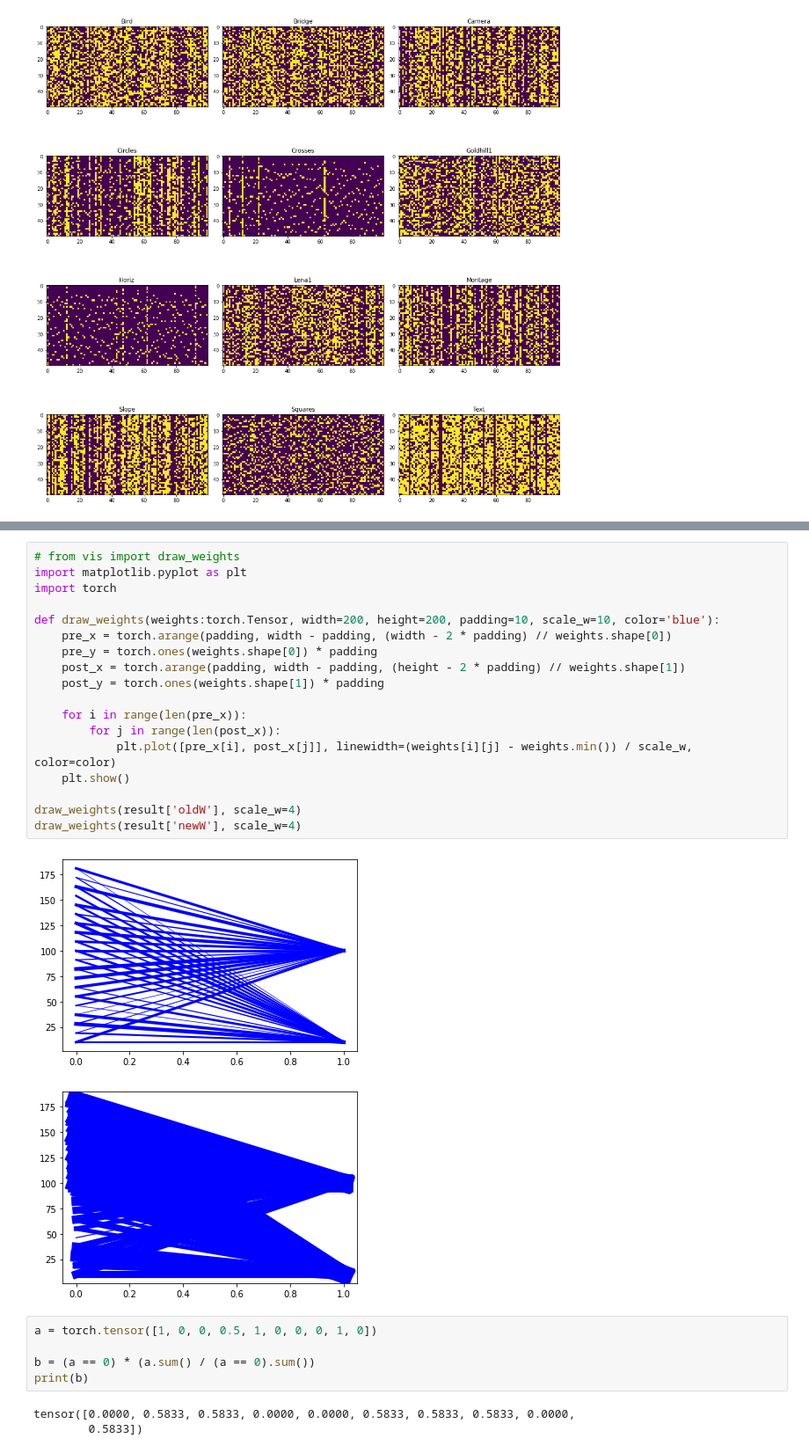
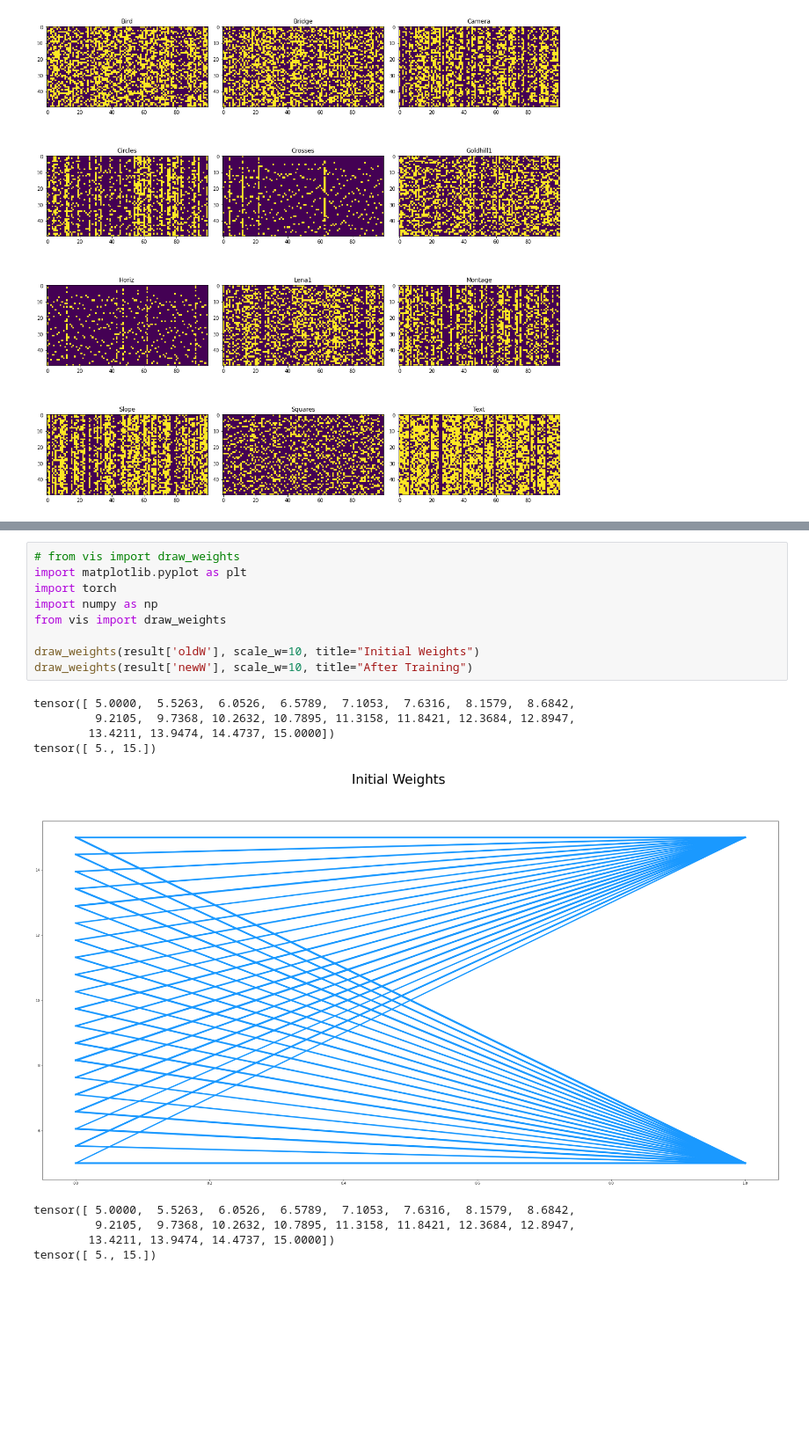
Before and after one commit to alia-asl/stdp, a Jupyter notebook: P03.ipynb, the cells around one changed output, grey strips where cells are left out. Shown at 88% size. Drawn from its saved outputs; the diff is of its cells as text; blank space fills up the shorter version.

```diff
--- a/P03.ipynb
+++ b/P03.ipynb
@@ -90,29 +128,19 @@ tensor([[299.0484, 302.8136],
-# %%
-# from vis import draw_weights
-import matplotlib.pyplot as plt
-import torch
-
-def draw_weights(weights:torch.Tensor, width=200, height=200, padding=10, scale_w=10, color='blue'):
-    pre_x = torch.arange(padding, width - padding, (width - 2 * padding) // weights.shape[0])
-    pre_y = torch.ones(weights.shape[0]) * padding
-    post_x = torch.arange(padding, width - padding, (height - 2 * padding) // weights.shape[1])
-    post_y = torch.ones(weights.shape[1]) * padding
-
-    for i in range(len(pre_x)):
-        for j in range(len(post_x)):
-            plt.plot([pre_x[i], post_x[j]], linewidth=(weights[i][j] - weights.min()) / scale_w, color=color)
-    plt.show()
-
-draw_weights(result['oldW'], scale_w=4)
-draw_weights(result['newW'], scale_w=4)
-# %% [output]
-[figure, removed]
-[figure, removed]
-# %%
-a = torch.tensor([1, 0, 0, 0.5, 1, 0, 0, 0, 1, 0])
-
-b = (a == 0) * (a.sum() / (a == 0).sum())
-print(b)
-# %% [output]
-tensor([0.0000, 0.5833, 0.5833, 0.0000, 0.0000, 0.5833, 0.5833, 0.5833, 0.0000,
-        0.5833])
+# %%
+# from vis import draw_weights
+import matplotlib.pyplot as plt
+import torch
+import numpy as np
+from vis import draw_weights
+
+draw_weights(result['oldW'], scale_w=10, title="Initial Weights")
+draw_weights(result['newW'], scale_w=10, title="After Training")
+# %% [output]
+tensor([ 5.0000,  5.5263,  6.0526,  6.5789,  7.1053,  7.6316,  8.1579,  8.6842,
+         9.2105,  9.7368, 10.2632, 10.7895, 11.3158, 11.8421, 12.3684, 12.8947,
+        13.4211, 13.9474, 14.4737, 15.0000])
+tensor([ 5., 15.])
+[figure, added]
+tensor([ 5.0000,  5.5263,  6.0526,  6.5789,  7.1053,  7.6316,  8.1579,  8.6842,
+         9.2105,  9.7368, 10.2632, 10.7895, 11.3158, 11.8421, 12.3684, 12.8947,
+        13.4211, 13.9474, 14.4737, 15.0000])
+tensor([ 5., 15.])
```
Also changed, not shown: parts of 4 cells of this notebook, 4 other files.
